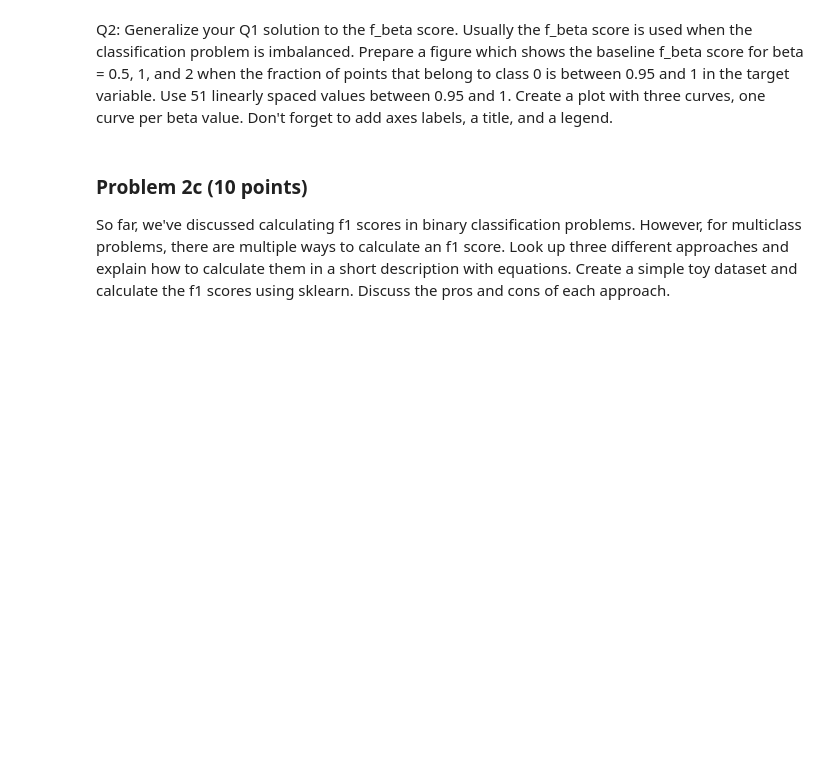
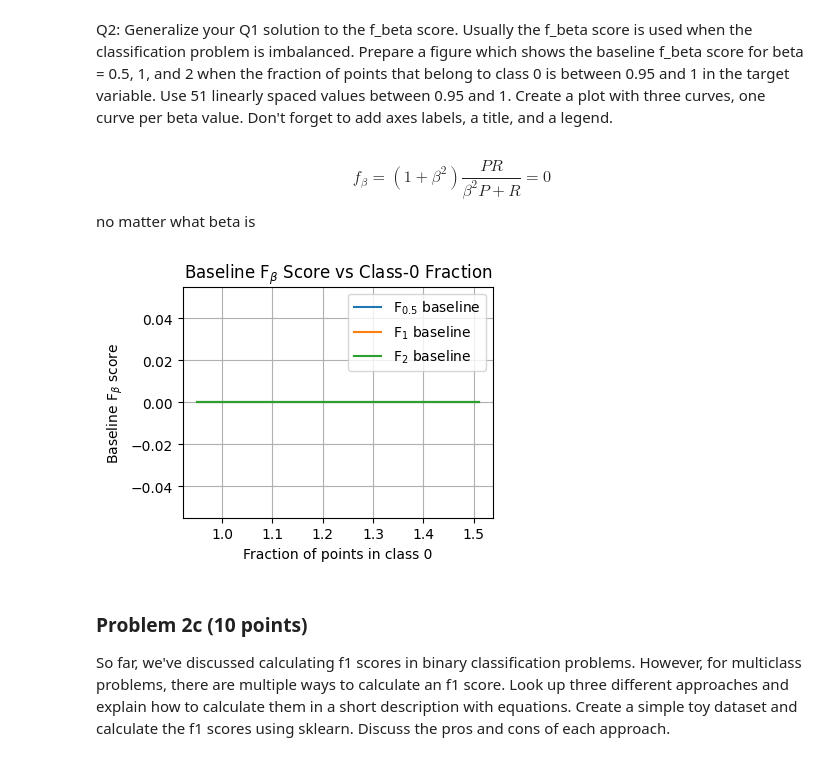
Before and after one commit to kyulli/data1030-fall2025, a Jupyter notebook: homework/ps7-kyulli/PS7.ipynb, the cells around one changed output. Cells and saved outputs as stored; diff of their text form; code cells hidden in the pictures; blank space fills up the shorter version.

```diff
--- a/homework/ps7-kyulli/PS7.ipynb
+++ b/homework/ps7-kyulli/PS7.ipynb
@@ -251,3 +260,26 @@ Create a plot with three curves, one curve per beta value. Don't forget to add a
+# %% [markdown]
+$$f_{\beta} = (1 + \beta^2) \frac{P R}{\beta^2 P + R}= 0$$
+no matter what beta is
+# %%
+# your code here
+fractions = np.linspace(0.95,1.51)
+f_beta_05 = np.zeros_like(fractions)
+f_beta_1  = np.zeros_like(fractions)
+f_beta_2  = np.zeros_like(fractions)
+
+plt.figure(figsize=(4, 3))
+plt.plot(fractions, f_beta_05, label='F$_{0.5}$ baseline')
+plt.plot(fractions, f_beta_1,  label='F$_1$ baseline')
+plt.plot(fractions, f_beta_2,  label='F$_2$ baseline')
+
+plt.xlabel('Fraction of points in class 0')
+plt.ylabel('Baseline F$_\\beta$ score')
+plt.title('Baseline F$_\\beta$ Score vs Class-0 Fraction')
+plt.legend()
+plt.grid(True)
+plt.show()
+# %% [output]
+[figure, added]
 # %% [markdown]
 ### Problem 2c (10 points)
 
```
Also changed, not shown: parts of 10 cells of this notebook.
